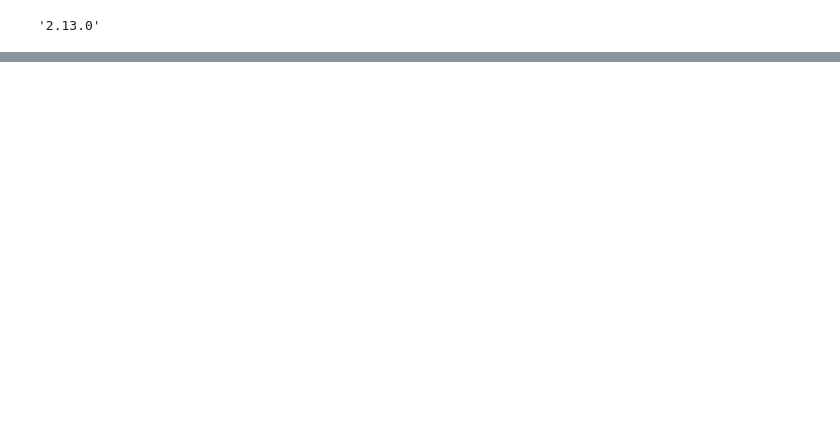
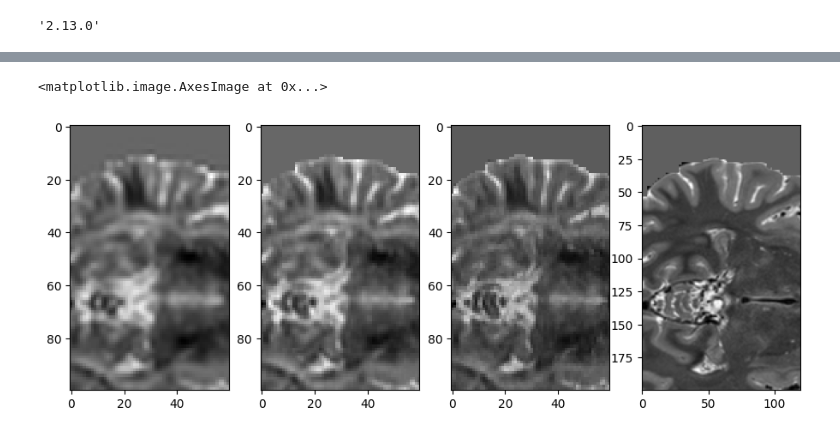
Before and after one commit to alpcicimen/IQT_HRes_Connectom, a Jupyter notebook: IQT_UNET.ipynb, the cells around one changed output, grey strips where cells are left out. Cells and saved outputs as stored; diff of their text form; code cells hidden in the pictures; blank space fills up the shorter version.

```diff
--- a/IQT_UNET.ipynb
+++ b/IQT_UNET.ipynb
@@ -491,0 +183,13 @@ INFO:tensorflow:Assets written to: Model/unet_model/assets
+# %%
+# log_dir = "logs/fit/" + datetime.datetime.now().strftime("%Y%m%d-%H%M%S")
+# tensorboard_callback = tf.keras.callbacks.TensorBoard(log_dir=log_dir, histogram_freq=1)
+
+gen_loss_metric = tf.keras.metrics.Mean('gen_loss', dtype=tf.float32)
+# gen_accuracy_metric = tf.keras.metrics.SparseCategoricalAccuracy('gen_accuracy')
+
+disc_loss_metric = tf.keras.metrics.Mean('disc_loss', dtype=tf.float32)
+
+current_time = datetime.datetime.now().strftime("%Y%m%d-%H%M%S")
+# log_dir = './logs/ganlogslambda{}_shuf_t1/'.format(LAMBDA) + current_time + '/train'
+log_dir = './logs/unet_t2_end/' + current_time + '/train'
+summary_writer = tf.summary.create_file_writer(log_dir)
@@ -491,0 +1019,22 @@ INFO:tensorflow:Assets written to: Model/unet_model/assets
+# %%
+# plt.imshow(lr_out[50:90,60:120], cmap='gray')
+# plt.figure()
+# plt.imshow(hr_out[50:90,60:120], cmap='gray')
+# plt.figure()
+# plt.imshow(hr_act[50:90,60:120], cmap='gray')
+
+# print(np.min(subjects_lr[6][40:80,60:120,zdim,channel]), np.min(subjects_hr[6][40:80,60:120,zdim,channel]), np.min(result_image[40:80,60:120,zdim,channel]))
+
+fig = plt.figure(figsize=(11,16))
+
+fig.add_subplot(1,4,1)
+plt.imshow(lr_out[30:130,60:120,zdim], cmap='gray')
+fig.add_subplot(1,4,2)
+plt.imshow(hr_out[30:130,60:120], cmap='gray')
+fig.add_subplot(1,4,3)
+plt.imshow(hr_act[30:130,60:120], cmap='gray')
+fig.add_subplot(1,4,4)
+plt.imshow(depth_to_space(subjects_t1[6])[:,:,zdim*2,0][30*2-2:130*2-2,60*2-2:120*2-2], cmap='gray')
+# %% [output]
+<matplotlib.image.AxesImage at 0x...>
+[figure, added]
```
Also changed, not shown: parts of 50 cells of this notebook, 13 other files.
